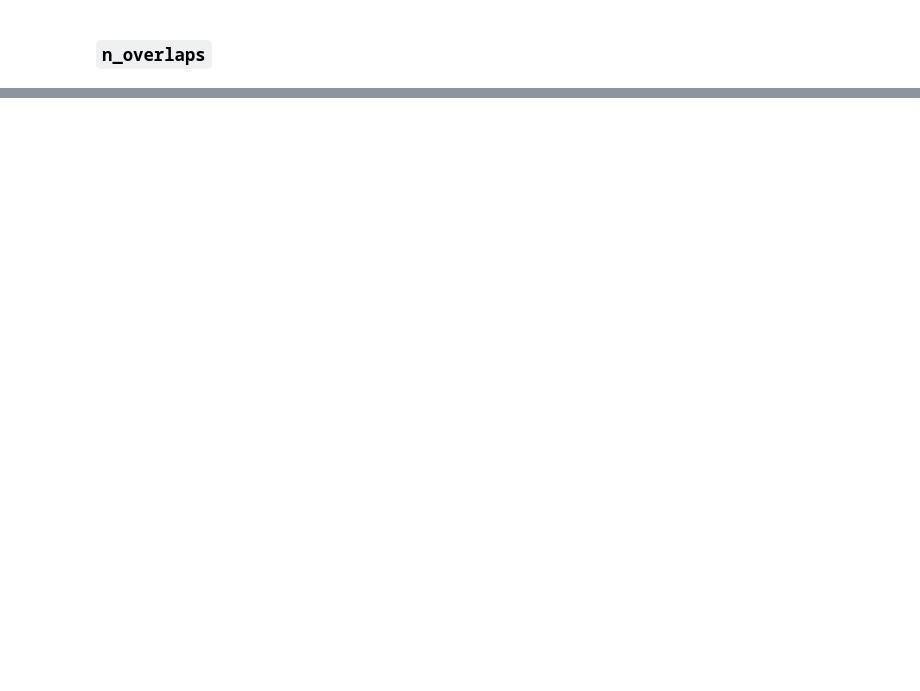
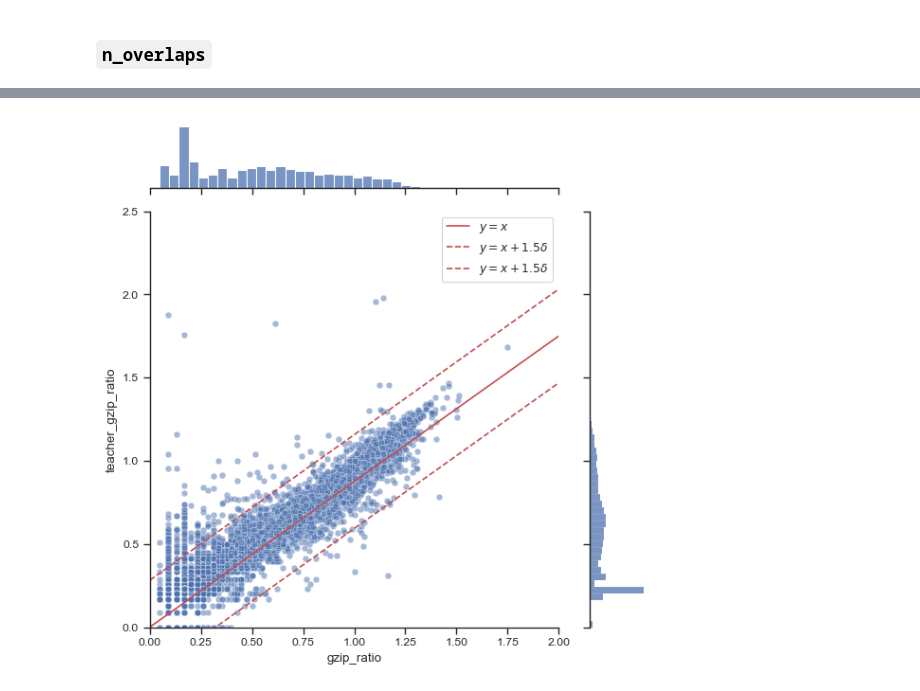
Before and after one commit to tonywu71/distilling-and-forgetting-in-large-pre-trained-models, a Jupyter notebook: notebooks/analyze_whisper_hallucinations-ts_based.ipynb, the cells around one changed output, grey strips where cells are left out. Saved outputs shown, nothing was run; the diff lists cells and outputs as text; code cells hidden in the pictures; blank space fills up the shorter version.

```diff
--- a/notebooks/analyze_whisper_hallucinations-ts_based.ipynb
+++ b/notebooks/analyze_whisper_hallucinations-ts_based.ipynb
@@ -536,0 +327,15 @@ String edit metrics before filtering:
+# %%
+x_col = "gzip_ratio"
+y_col = "teacher_gzip_ratio"
+
+sns.jointplot(data=df, x=x_col, y=y_col, alpha=0.5)
+line_max_coord = min(df[x_col].max(), df[y_col].max())
+plt.plot([0, 2], [0, line_max_coord], 'r', label=r"$y=x$")
+plt.plot([0, 2], [THRESH_DIFF_GZIP, line_max_coord+THRESH_DIFF_GZIP], 'r--', label=r"$y=x+1.5\delta$")
+plt.plot([0, 2], [-THRESH_DIFF_GZIP, line_max_coord-THRESH_DIFF_GZIP], 'r--', label=r"$y=x+1.5\delta$")
+plt.legend()
+plt.xlim(0, 2)
+plt.ylim(0, 2.5)
+plt.tight_layout()
+# %% [output]
+[figure, added]
```
Also changed, not shown: parts of 44 cells of this notebook, 1 other file.
